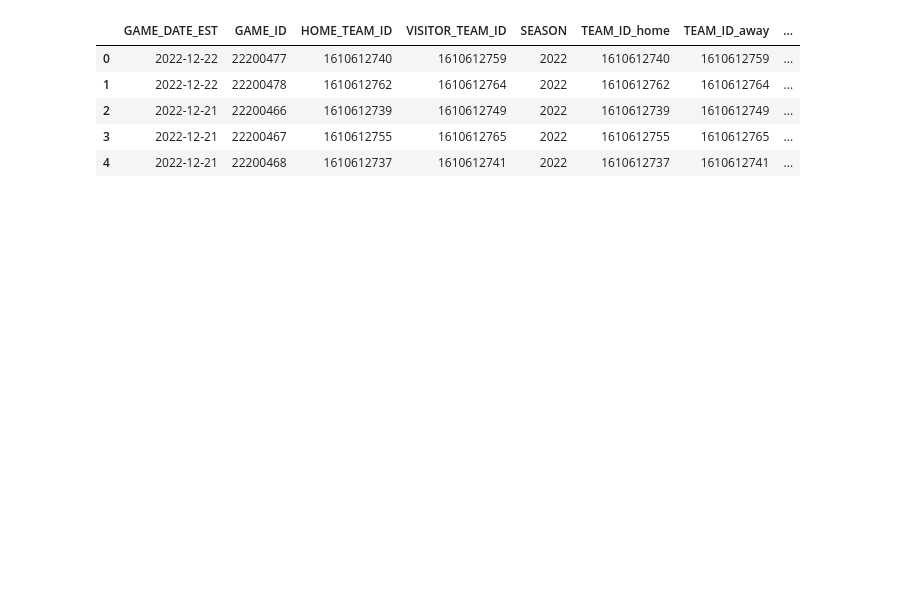
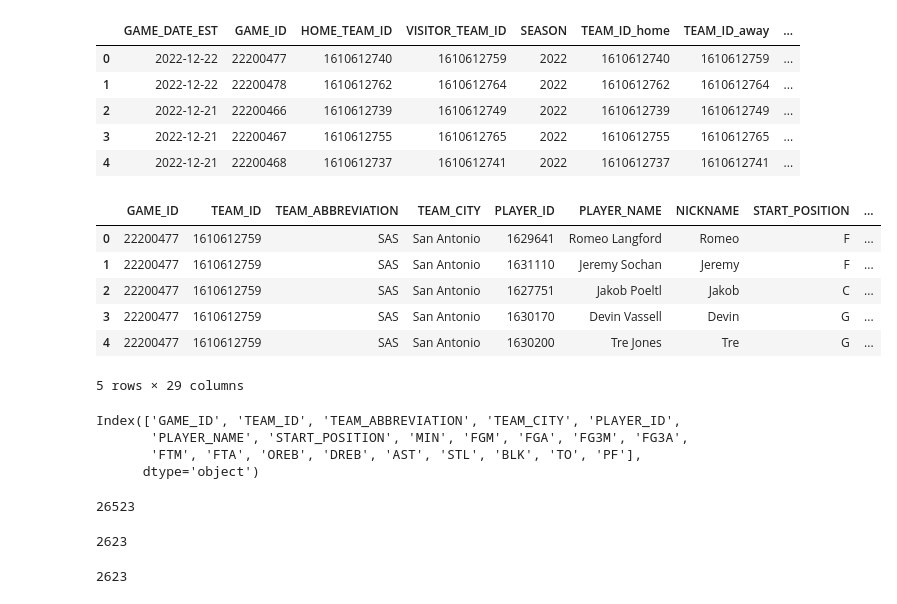
Before and after one commit to Maqerfoo/NBA_predictor, a Jupyter notebook: dataprep.ipynb, the cells around one changed output. Cells and saved outputs as stored; diff of their text form; code cells hidden in the pictures; blank space fills up the shorter version.

```diff
--- a/dataprep.ipynb
+++ b/dataprep.ipynb
@@ -86,3 +56,32 @@ dfgames.head()
 # %%
 dfgames.to_csv("dfgames.csv")
 dfranking.to_csv("dfranking.csv")
+# %%
+dfgamebox = pd.read_csv("data/games/games_details.csv")
+# %%
+dfgamebox.head()
+# %% [output]
+|  | GAME_ID | TEAM_ID | TEAM_ABBREVIATION | TEAM_CITY | PLAYER_ID | PLAYER_NAME | NICKNAME | START_POSITION | ... |
+| 0 | 22200477 | 1610612759 | SAS | San Antonio | 1629641 | Romeo Langford | Romeo | F | ... |
+| 1 | 22200477 | 1610612759 | SAS | San Antonio | 1631110 | Jeremy Sochan | Jeremy | F | ... |
+| 2 | 22200477 | 1610612759 | SAS | San Antonio | 1627751 | Jakob Poeltl | Jakob | C | ... |
+| 3 | 22200477 | 1610612759 | SAS | San Antonio | 1630170 | Devin Vassell | Devin | G | ... |
+| 4 | 22200477 | 1610612759 | SAS | San Antonio | 1630200 | Tre Jones | Tre | G | ... |
+5 rows × 29 columns
+# %%
+#Remove some redundant columns
+dfgamebox = dfgamebox.drop(["NICKNAME","COMMENT","FG_PCT","FG3_PCT","FT_PCT","REB","PTS","PLUS_MINUS"],axis=1)
+dfgamebox.columns
+# %% [output]
+Index(['GAME_ID', 'TEAM_ID', 'TEAM_ABBREVIATION', 'TEAM_CITY', 'PLAYER_ID',
+       'PLAYER_NAME', 'START_POSITION', 'MIN', 'FGM', 'FGA', 'FG3M', 'FG3A',
+       'FTM', 'FTA', 'OREB', 'DREB', 'AST', 'STL', 'BLK', 'TO', 'PF'],
+      dtype='object')
+# %%
+len(dfgamebox["GAME_ID"].unique())
+# %% [output]
+26523
+# %%
+len(dfgames)
+# %% [output]
+2623
@@ -88,0 +90,4 @@ dfranking.to_csv("dfranking.csv")
+# %%
+len(dfgamebox["GAME_ID"].unique())
+# %% [output]
+2623
```
Also changed, not shown: parts of 22 cells of this notebook, 3 other files.
